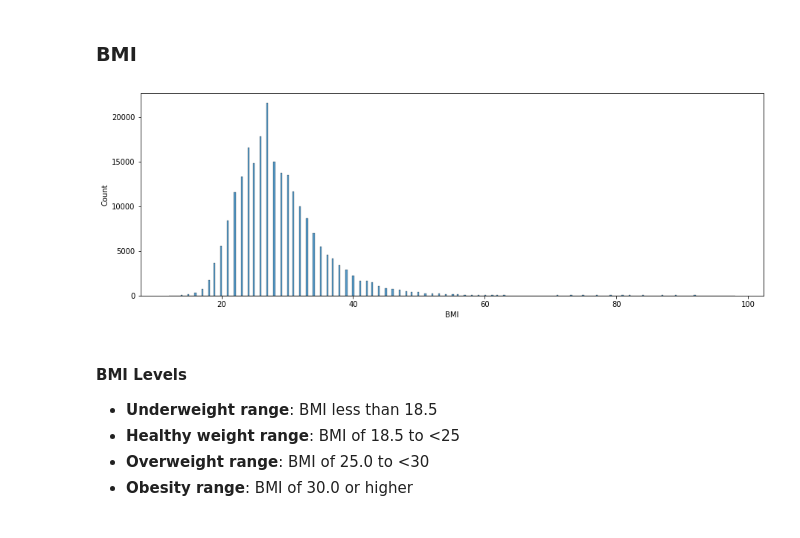
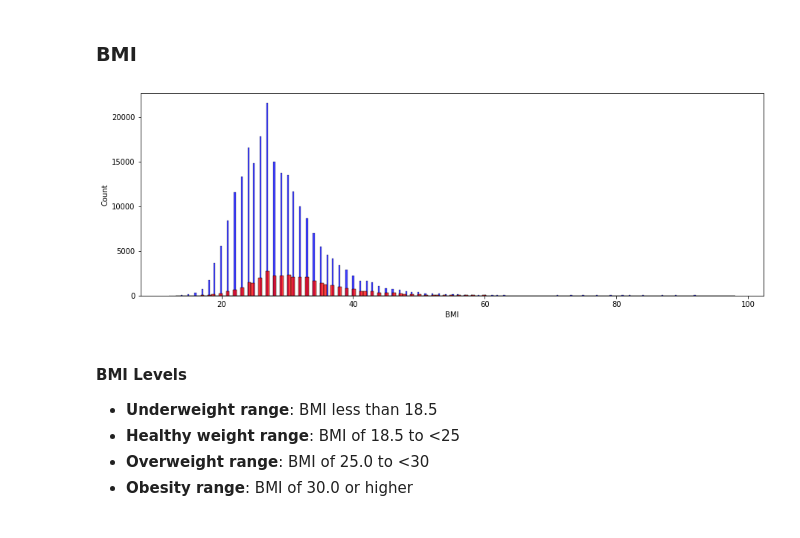
Before and after one commit to SZhafiri/Healthcare_analysis, a Jupyter notebook: Diabetes Health Indicators.ipynb, the cells around one changed output. Cells and saved outputs as stored; diff of their text form; code cells hidden in the pictures.

```diff
--- a/Diabetes Health Indicators.ipynb
+++ b/Diabetes Health Indicators.ipynb
@@ -233,11 +244,12 @@ plt.show()
 # %%
 plt.figure(figsize=(15,5))
 
-sns.histplot(x=df['BMI'])
+sns.histplot(x=df['BMI'], color='b') # BMI of all respondents
+sns.histplot(x=df.BMI[df.Diabetes_012 == 2], color='r') # BMI of respondents with type 2 diabetes
 
 plt.show()
 # %% [output]
-[figure, old version]
+[figure, new version]
 # %% [markdown]
 #### BMI Levels
 
```
Also changed, not shown: parts of 14 cells of this notebook.
